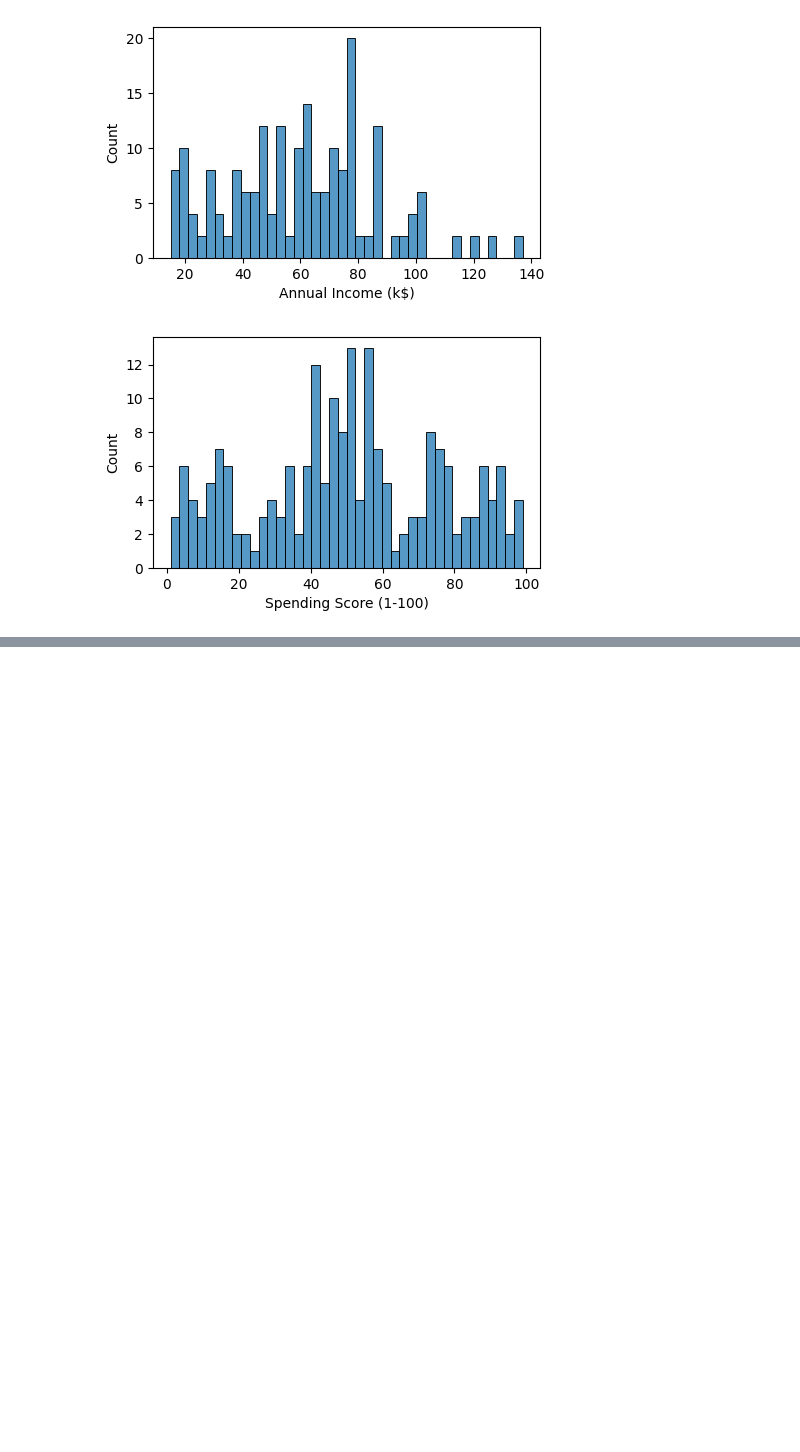
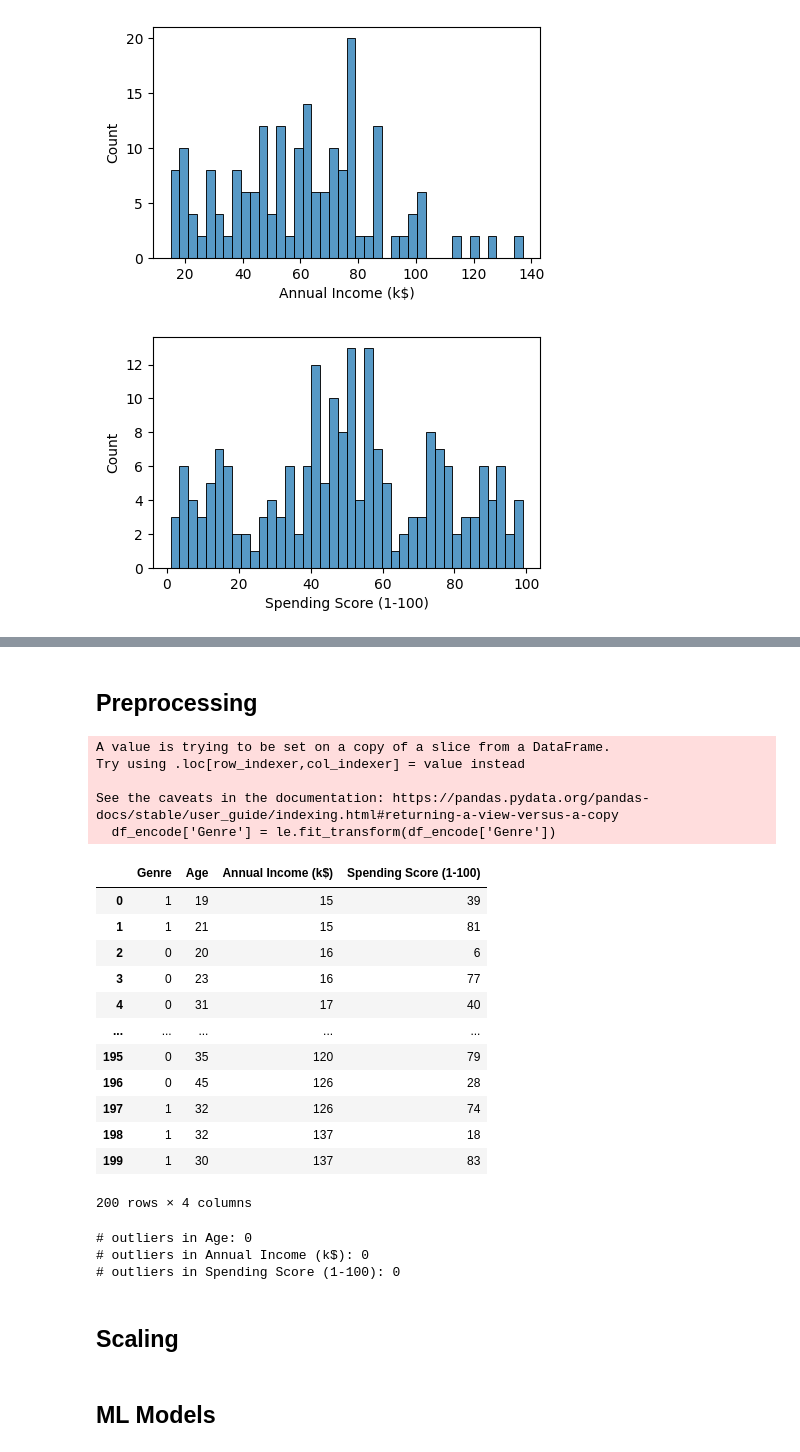
Before and after one commit to essiesalari/Mall-Customers-ML, a Jupyter notebook: scratchpad.ipynb, the cells around one changed output, grey strips where cells are left out. Drawn from its saved outputs; the diff is of its cells as text; code cells hidden in the pictures; blank space fills up the shorter version.

```diff
--- a/scratchpad.ipynb
+++ b/scratchpad.ipynb
@@ -85,0 +94,44 @@ for feature in features:
+# %% [markdown]
+## Preprocessing
+# %%
+# Drop Unnessesary Columns
+df_encode = df[['Genre', 'Age', 'Annual Income (k$)','Spending Score (1-100)']]
+
+# Encode Categorical Fields
+from sklearn.preprocessing import LabelEncoder
+le = LabelEncoder()
+df_encode['Genre'] = le.fit_transform(df_encode['Genre'])
+df_encode
+# %% [output]
+A value is trying to be set on a copy of a slice from a DataFrame.
+Try using .loc[row_indexer,col_indexer] = value instead
+
+See the caveats in the documentation: https://pandas.pydata.org/pandas-docs/stable/user_guide/indexing.html#returning-a-view-versus-a-copy
+  df_encode['Genre'] = le.fit_transform(df_encode['Genre'])
+|  | Genre | Age | Annual Income (k$) | Spending Score (1-100) |
+| 0 | 1 | 19 | 15 | 39 |
+| 1 | 1 | 21 | 15 | 81 |
+| 2 | 0 | 20 | 16 | 6 |
+| 3 | 0 | 23 | 16 | 77 |
+| 4 | 0 | 31 | 17 | 40 |
+| ... | ... | ... | ... | ... |
+| 195 | 0 | 35 | 120 | 79 |
+| 196 | 0 | 45 | 126 | 28 |
+| 197 | 1 | 32 | 126 | 74 |
+| 198 | 1 | 32 | 137 | 18 |
+| 199 | 1 | 30 | 137 | 83 |
+200 rows × 4 columns
+# %%
+# Handel Outliers
+from scipy import stats
+threshold = 3
+for col in ['Age', 'Annual Income (k$)','Spending Score (1-100)']:
+  z_score = stats.zscore(df_encode[col])
+  outliers = np.abs(z_score) > threshold
+  print(f'# outliers in {col}: {outliers.sum()}')
+# %% [output]
+# outliers in Age: 0
+# outliers in Annual Income (k$): 0
+# outliers in Spending Score (1-100): 0
+# %% [markdown]
+## Scaling
@@ -85,0 +143,2 @@ for feature in features:
+# %% [markdown]
+## ML Models
```
Also changed, not shown: parts of 3 cells of this notebook.
